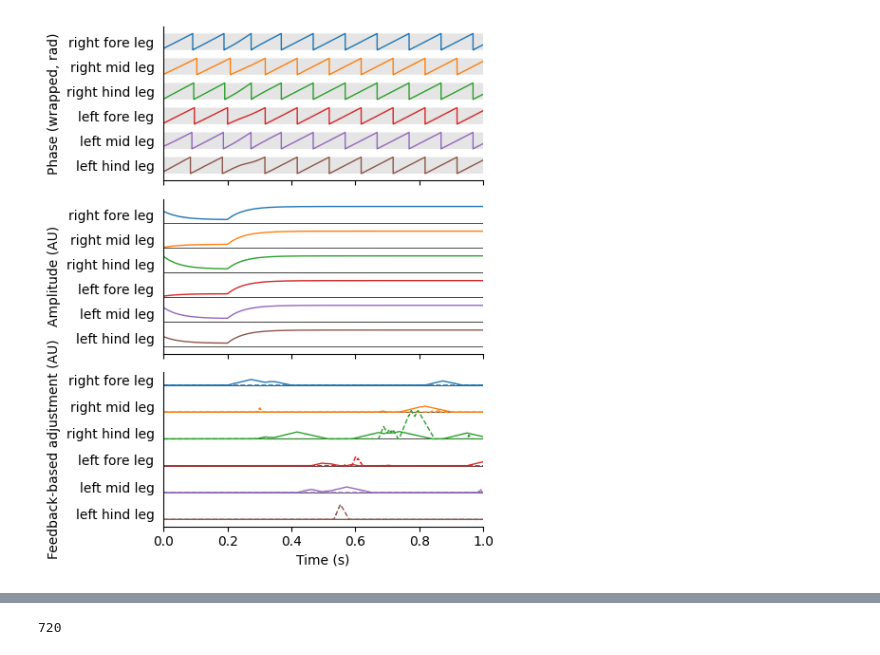
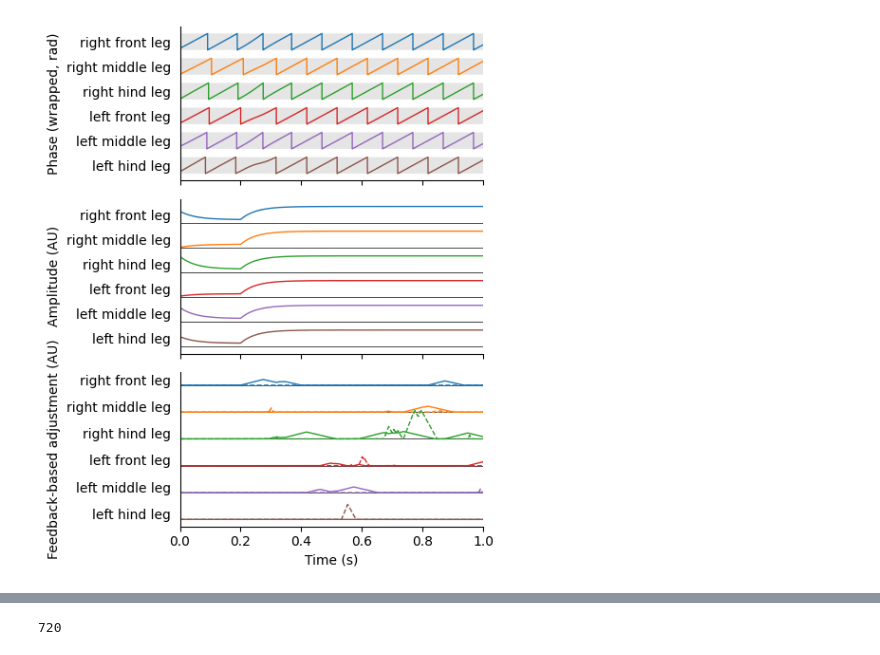
Before and after one commit to NeLy-EPFL/nmf2-paper, a Jupyter notebook: control_signal/hybrid_signal.ipynb, the cells around one changed output, grey strips where cells are left out. Drawn from its saved outputs; the diff is of its cells as text; code cells hidden in the pictures.

```diff
--- a/control_signal/hybrid_signal.ipynb
+++ b/control_signal/hybrid_signal.ipynb
@@ -38,6 +38,7 @@ sim_params = MuJoCoParameters(
     render_mode="saved",
     render_playspeed=0.1,
     render_camera="Animat/camera_right_top_zoomout",
+    render_window_size=(700, 560),
     enable_adhesion=True,
     draw_adhesion=True,
     draw_contacts=False,
@@ -318,18 +319,18 @@ timestep = nmf.timestep
 labels = legs
 rule_labels = ["Retraction", "Stumbling"]
 leg_basey_lookup = {
-    "right fore leg": 0,
-    "right mid leg": -1,
+    "right front leg": 0,
+    "right middle leg": -1,
     "right hind leg": -2,
-    "left fore leg": -3,
-    "left mid leg": -4,
+    "left front leg": -3,
+    "left middle leg": -4,
     "left hind leg": -5,
 }
 leg_name_lookup = {
-    "RF": "right fore leg",
-    "LF": "left fore leg",
-    "RM": "right mid leg",
-    "LM": "left mid leg",
+    "RF": "right front leg",
+    "LF": "left front leg",
+    "RM": "right middle leg",
+    "LM": "left middle leg",
     "RH": "right hind leg",
     "LH": "left hind leg",
 }
@@ -351,7 +352,7 @@ time = timestep * np.arange(len(phases))
 
 def plot_frame(current_time=None, video_layout=False):
     if video_layout:
-        fig, axs = plt.subplots(2, 2, sharex=True, figsize=(10, 4), tight_layout=True)
+        fig, axs = plt.subplots(2, 2, figsize=(10, 4), tight_layout=True)
     else:
         fig, axs = plt.subplots(3, 1, sharex=True, figsize=(5, 6), tight_layout=True)
 
@@ -378,6 +379,8 @@ def plot_frame(current_time=None, video_layout=False):
             zorder=-1,
             linewidth=1,
         )
+    if video_layout:
+        ax.set_xlabel("Time (s)")
     ax.set_yticks(np.array(list(leg_basey_lookup.values())) * np.pi * 3)
     ax.set_yticklabels(list(leg_basey_lookup.keys()))
     ax.set_xlim(0, 1)
@@ -404,8 +407,12 @@ def plot_frame(current_time=None, video_layout=False):
             linewidth=0.5,
             zorder=-1,
         )
-    ax.set_yticks(np.array(list(leg_basey_lookup.values())) * 1.5)
-    ax.set_yticklabels(list(leg_basey_lookup.keys()))
+    if video_layout:
+        ax.set_yticks([])
+        ax.set_yticklabels([])
+    else:
+        ax.set_yticks(np.array(list(leg_basey_lookup.values())) * 1.5)
+        ax.set_yticklabels(list(leg_basey_lookup.keys()))
     ax.set_xlim(0, 1)
     ax.tick_params(left=False)
     ax.set_ylabel("Amplitude (AU)")
@@ -430,35 +437,38 @@ def plot_frame(current_time=None, video_layout=False):
             stumbling_ts + leg_basey_lookup[leg_name] * 34 - 17,
             linestyle="--",
             color=color_lookup[leg_code],
             linewidth=1,
         )
         if current_time is not None:
             ax.axvline(current_time, color="red", linewidth=2, zorder=100)
         ax.axhline(
             leg_basey_lookup[leg_name] * 34 - 17,
             color="k",
             linestyle="-",
             linewidth=0.5,
             zorder=-1,
         )
     ax.set_yticks(np.array(list(leg_basey_lookup.values())) * 34 - 10)
     ax.set_yticklabels(list(leg_basey_lookup.keys()))
     ax.set_xlim(0, 1)
     ax.tick_params(left=False)
-    ax.set_ylabel("Feedback-based adjustment (AU)")
+    if video_layout:
+        ax.set_ylabel("Feedback-based\nadjustment (AU)")
+    else:
+        ax.set_ylabel("Feedback-based adjustment (AU)")
     ax.set_xlabel("Time (s)")
 
     if video_layout:
         axs.flatten()[3].axis("off")
 
     sns.despine()
     return fig
 
 plt.style.use("default")
 fig = plot_frame()
 fig.savefig("outputs/hybrid.pdf", transparent=True)
 # %% [output]
-[figure, old version]
+[figure, new version]
 # %%
 plt.style.use("dark_background")
 plot_frame(current_time=0.2, video_layout=True)
```
Also changed, not shown: parts of 2 cells of this notebook, 6 other files.
